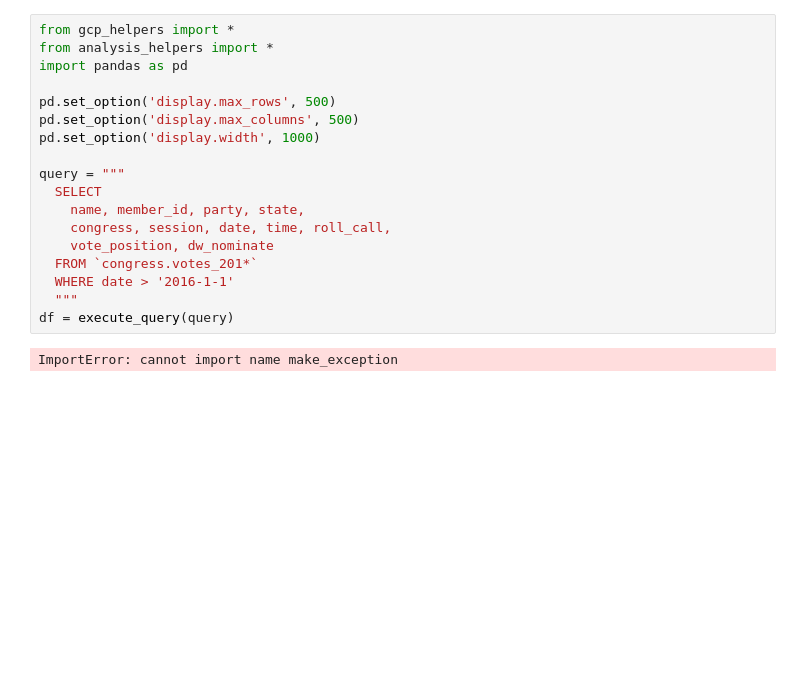
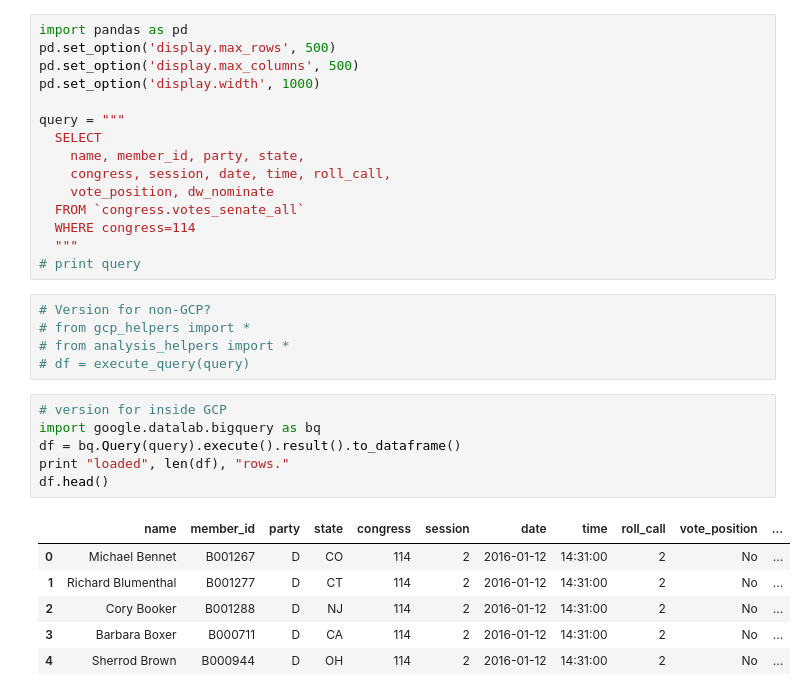
Before and after one commit to trevorgdobson/colab, a Jupyter notebook: congress/datalab_test.ipynb, the cells around one changed output. Cells and saved outputs as stored; diff of their text form; blank space fills up the shorter version.

```diff
--- a/congress/datalab_test.ipynb
+++ b/congress/datalab_test.ipynb
@@ -11,8 +1,5 @@ ImportError: cannot import name make_exception
 # %%
-from gcp_helpers import *
-from analysis_helpers import *
 import pandas as pd
-
 pd.set_option('display.max_rows', 500)
 pd.set_option('display.max_columns', 500)
 pd.set_option('display.width', 1000)
@@ -22,9 +9,25 @@ query = """
     name, member_id, party, state,
     congress, session, date, time, roll_call,
     vote_position, dw_nominate
-  FROM `congress.votes_201*`
-  WHERE date > '2016-1-1'
+  FROM `congress.votes_senate_all`
+  WHERE congress=114
   """
-df = execute_query(query)
+# print query
-# %% [output]
-ImportError: cannot import name make_exception
+# %%
+# Version for non-GCP?
+# from gcp_helpers import *
+# from analysis_helpers import *
+# df = execute_query(query)
+# %%
+# version for inside GCP
+import google.datalab.bigquery as bq
+df = bq.Query(query).execute().result().to_dataframe()
+print "loaded", len(df), "rows."
+df.head()
+# %% [output]
+|  | name | member_id | party | state | congress | session | date | time | roll_call | vote_position | ... |
+| 0 | Michael Bennet | B001267 | D | CO | 114 | 2 | 2016-01-12 | 14:31:00 | 2 | No | ... |
+| 1 | Richard Blumenthal | B001277 | D | CT | 114 | 2 | 2016-01-12 | 14:31:00 | 2 | No | ... |
+| 2 | Cory Booker | B001288 | D | NJ | 114 | 2 | 2016-01-12 | 14:31:00 | 2 | No | ... |
+| 3 | Barbara Boxer | B000711 | D | CA | 114 | 2 | 2016-01-12 | 14:31:00 | 2 | No | ... |
+| 4 | Sherrod Brown | B000944 | D | OH | 114 | 2 | 2016-01-12 | 14:31:00 | 2 | No | ... |
```
Also changed, not shown: parts of 5 cells of this notebook.
